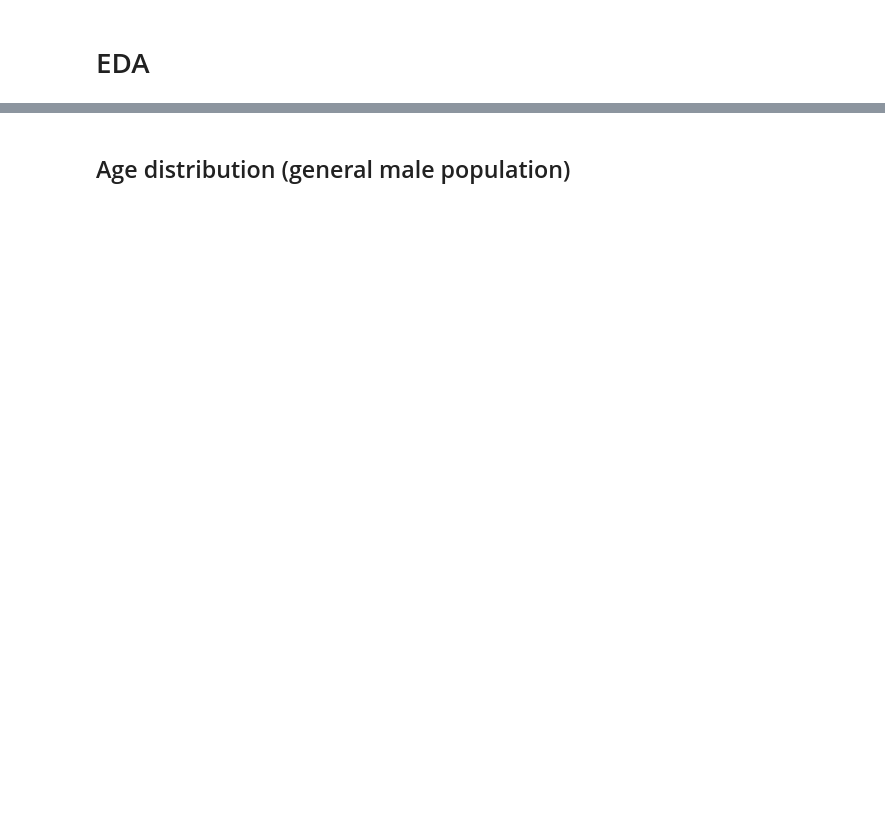
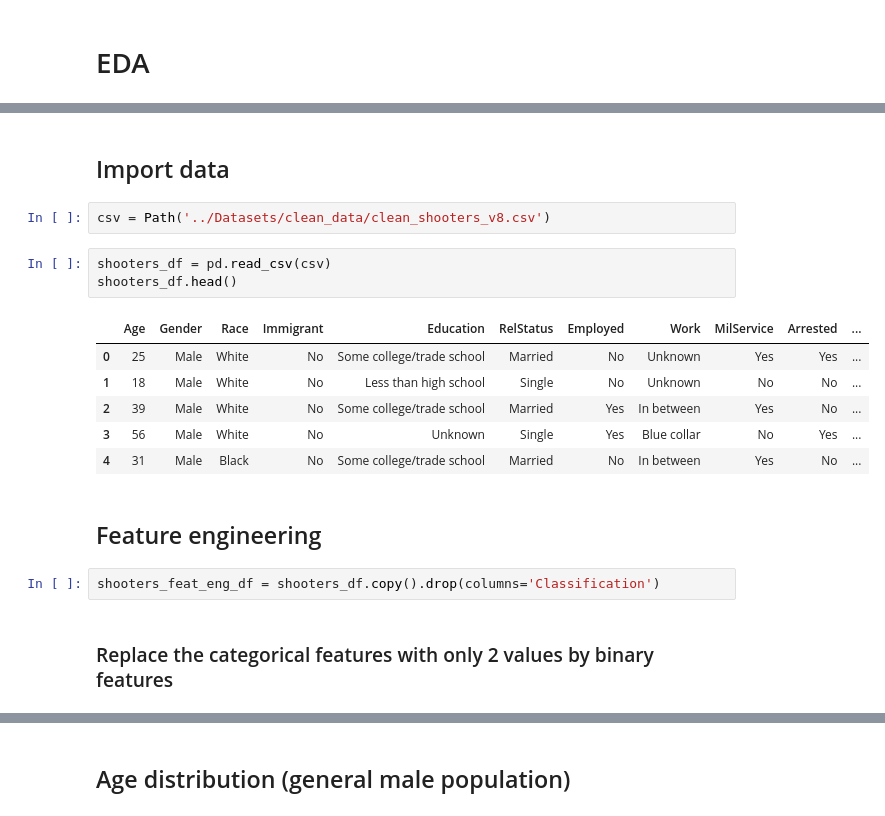
Before and after one commit to benoitchamot/Shootings, a Jupyter notebook: Datasets/EDA.ipynb, the cells around one changed output, grey strips where cells are left out. Saved outputs shown, nothing was run; the diff lists cells and outputs as text; blank space fills up the shorter version.

```diff
--- a/Datasets/EDA.ipynb
+++ b/Datasets/EDA.ipynb
@@ -40,0 +38,20 @@ Name: RatesOfMentalIllness, dtype: float64
+# %% [markdown]
+## Import data
+# %%
+csv = Path('../Datasets/clean_data/clean_shooters_v8.csv')
+# %%
+shooters_df = pd.read_csv(csv)
+shooters_df.head()
+# %% [output]
+|  | Age | Gender | Race | Immigrant | Education | RelStatus | Employed | Work | MilService | Arrested | ... |
+| 0 | 25 | Male | White | No | Some college/trade school | Married | No | Unknown | Yes | Yes | ... |
+| 1 | 18 | Male | White | No | Less than high school | Single | No | Unknown | No | No | ... |
+| 2 | 39 | Male | White | No | Some college/trade school | Married | Yes | In between | Yes | No | ... |
+| 3 | 56 | Male | White | No | Unknown | Single | Yes | Blue collar | No | Yes | ... |
+| 4 | 31 | Male | Black | No | Some college/trade school | Married | No | In between | Yes | No | ... |
+# %% [markdown]
+## Feature engineering
+# %%
+shooters_feat_eng_df = shooters_df.copy().drop(columns='Classification')
+# %% [markdown]
+### Replace the categorical features with only 2 values by binary features
```
Also changed, not shown: parts of 31 cells of this notebook, 10 other files.
